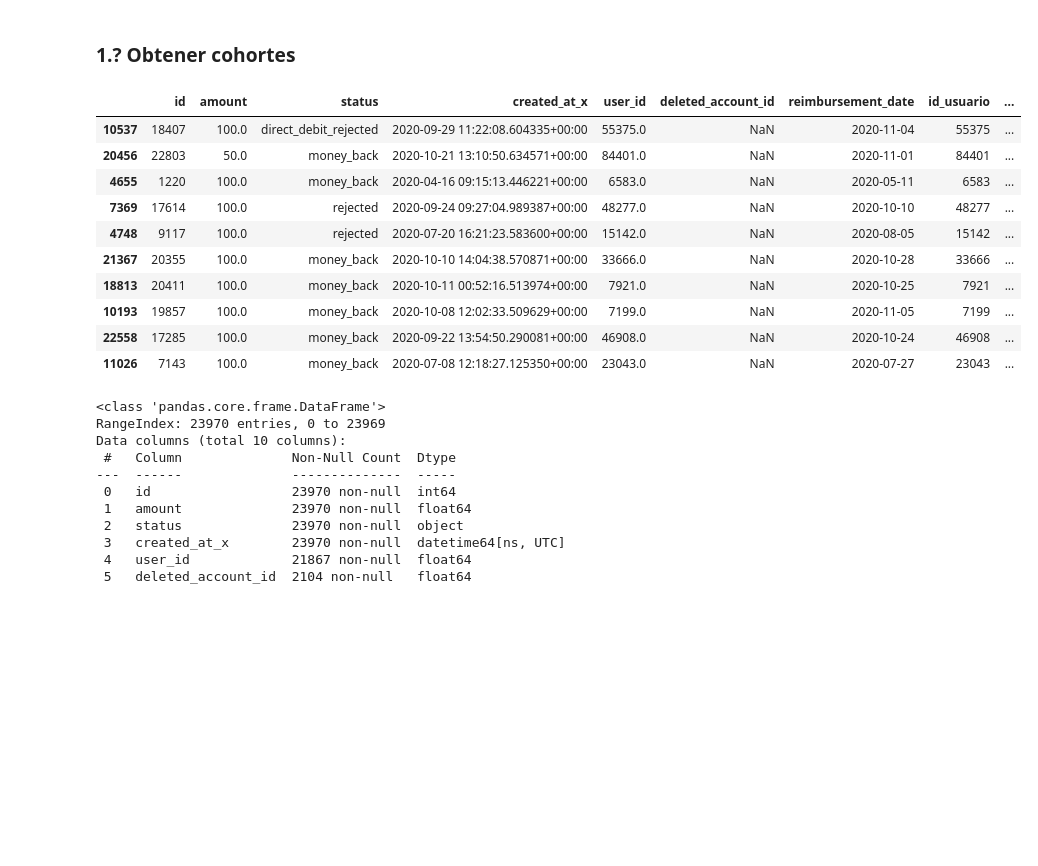
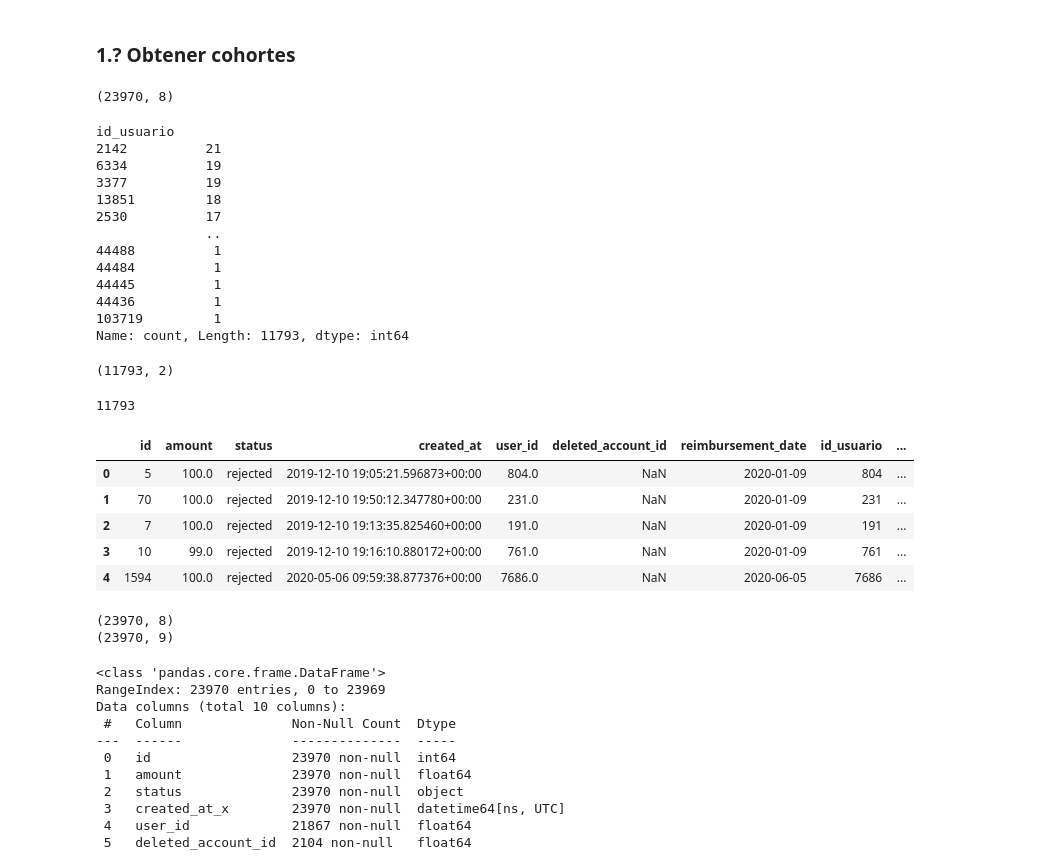
Before and after one commit to cutmountain/ironhack-data-analytics, a Jupyter notebook: modulo-1/sesion-15/project-1-ironhack-payments-es-main/ironhack-payments.ipynb, the cells around one changed output. Drawn from its saved outputs; the diff is of its cells as text; code cells hidden in the pictures; blank space fills up the shorter version.

Commit message:
Status a media sesión jueves 3/OCT

```diff
--- a/modulo-1/sesion-15/project-1-ironhack-payments-es-main/ironhack-payments.ipynb
+++ b/modulo-1/sesion-15/project-1-ironhack-payments-es-main/ironhack-payments.ipynb
@@ -291,20 +291,52 @@ grouped1st['cohorte'] = grouped1st['created_at'].dt.to_period('M')
 #cash[cash['id_usuario'] == min_fecha['id_usuario']]['cohorte'] = min_fecha[min_fecha['id_usuario'] == cash['id_usuario']].created_at.to_period('M')
 #cash['cohorte'] = cash['id_usuario'].copy()
 # print(min_fecha)
+# %%
+cash.shape
+# %% [output]
+(23970, 8)
+# %%
+# 11793 usuarios distintos
+cash[['id_usuario']].value_counts()
+# %% [output]
+id_usuario
+2142          21
+6334          19
+3377          19
+13851         18
+2530          17
+              ..
+44488          1
+44484          1
+44445          1
+44436          1
+103719         1
+Name: count, Length: 11793, dtype: int64
+# %%
+grouped1st.shape
+# %% [output]
+(11793, 2)
+# %%
+# Suma de todos los usuarios en todas las cohortes
+grouped1st.value_counts().sum()
+# %% [output]
+11793
 # %%
-cash_cohorts = pd.merge(cash, grouped1st, on='id_usuario')
+cash_cohorts = pd.merge(cash, grouped1st[['cohorte']], on='id_usuario')
+cash_cohorts.head()
 # %% [output]
-|  | id | amount | status | created_at_x | user_id | deleted_account_id | reimbursement_date | id_usuario | ... |
-| 10537 | 18407 | 100.0 | direct_debit_rejected | 2020-09-29 11:22:08.604335+00:00 | 55375.0 | NaN | 2020-11-04 | 55375 | ... |
-| 20456 | 22803 | 50.0 | money_back | 2020-10-21 13:10:50.634571+00:00 | 84401.0 | NaN | 2020-11-01 | 84401 | ... |
-| 4655 | 1220 | 100.0 | money_back | 2020-04-16 09:15:13.446221+00:00 | 6583.0 | NaN | 2020-05-11 | 6583 | ... |
-| 7369 | 17614 | 100.0 | rejected | 2020-09-24 09:27:04.989387+00:00 | 48277.0 | NaN | 2020-10-10 | 48277 | ... |
-| 4748 | 9117 | 100.0 | rejected | 2020-07-20 16:21:23.583600+00:00 | 15142.0 | NaN | 2020-08-05 | 15142 | ... |
-| 21367 | 20355 | 100.0 | money_back | 2020-10-10 14:04:38.570871+00:00 | 33666.0 | NaN | 2020-10-28 | 33666 | ... |
-| 18813 | 20411 | 100.0 | money_back | 2020-10-11 00:52:16.513974+00:00 | 7921.0 | NaN | 2020-10-25 | 7921 | ... |
-| 10193 | 19857 | 100.0 | money_back | 2020-10-08 12:02:33.509629+00:00 | 7199.0 | NaN | 2020-11-05 | 7199 | ... |
-| 22558 | 17285 | 100.0 | money_back | 2020-09-22 13:54:50.290081+00:00 | 46908.0 | NaN | 2020-10-24 | 46908 | ... |
-| 11026 | 7143 | 100.0 | money_back | 2020-07-08 12:18:27.125350+00:00 | 23043.0 | NaN | 2020-07-27 | 23043 | ... |
+|  | id | amount | status | created_at | user_id | deleted_account_id | reimbursement_date | id_usuario | ... |
+| 0 | 5 | 100.0 | rejected | 2019-12-10 19:05:21.596873+00:00 | 804.0 | NaN | 2020-01-09 | 804 | ... |
+| 1 | 70 | 100.0 | rejected | 2019-12-10 19:50:12.347780+00:00 | 231.0 | NaN | 2020-01-09 | 231 | ... |
+| 2 | 7 | 100.0 | rejected | 2019-12-10 19:13:35.825460+00:00 | 191.0 | NaN | 2020-01-09 | 191 | ... |
+| 3 | 10 | 99.0 | rejected | 2019-12-10 19:16:10.880172+00:00 | 761.0 | NaN | 2020-01-09 | 761 | ... |
+| 4 | 1594 | 100.0 | rejected | 2020-05-06 09:59:38.877376+00:00 | 7686.0 | NaN | 2020-06-05 | 7686 | ... |
+# %%
+print(cash.shape)
+print(cash_cohorts.shape)
+# %% [output]
+(23970, 8)
+(23970, 9)
 # %%
 cash_cohorts.info()
 # %% [output]
```
Also changed, not shown: parts of 10 cells of this notebook.
